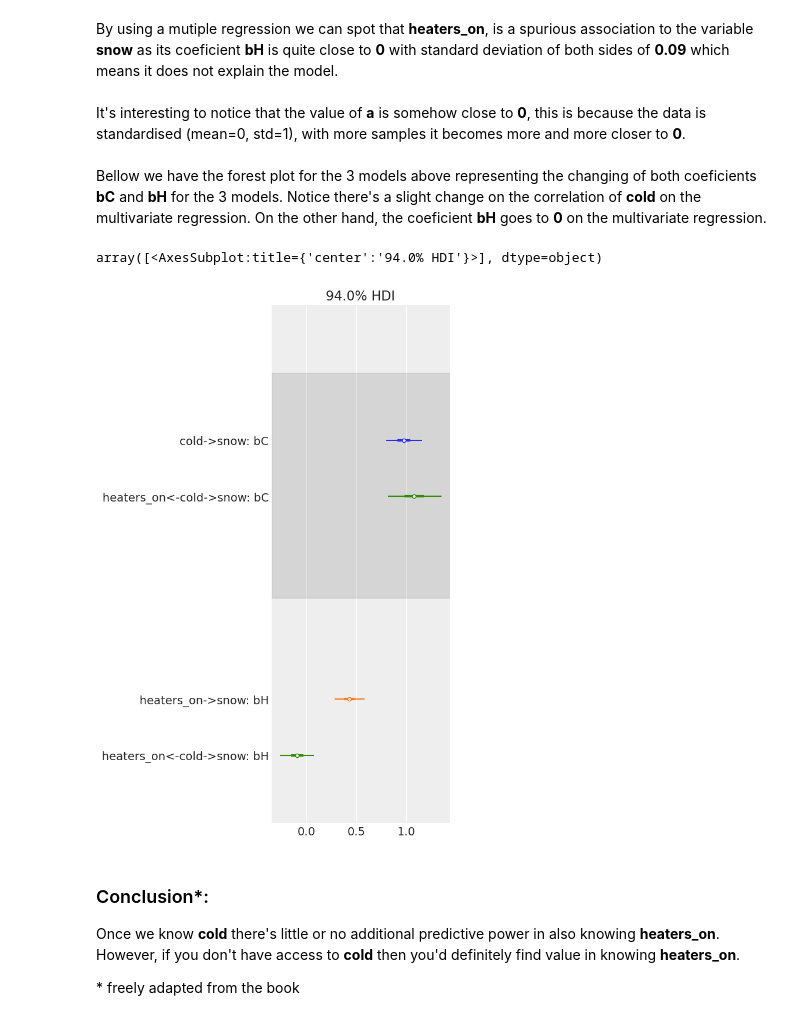
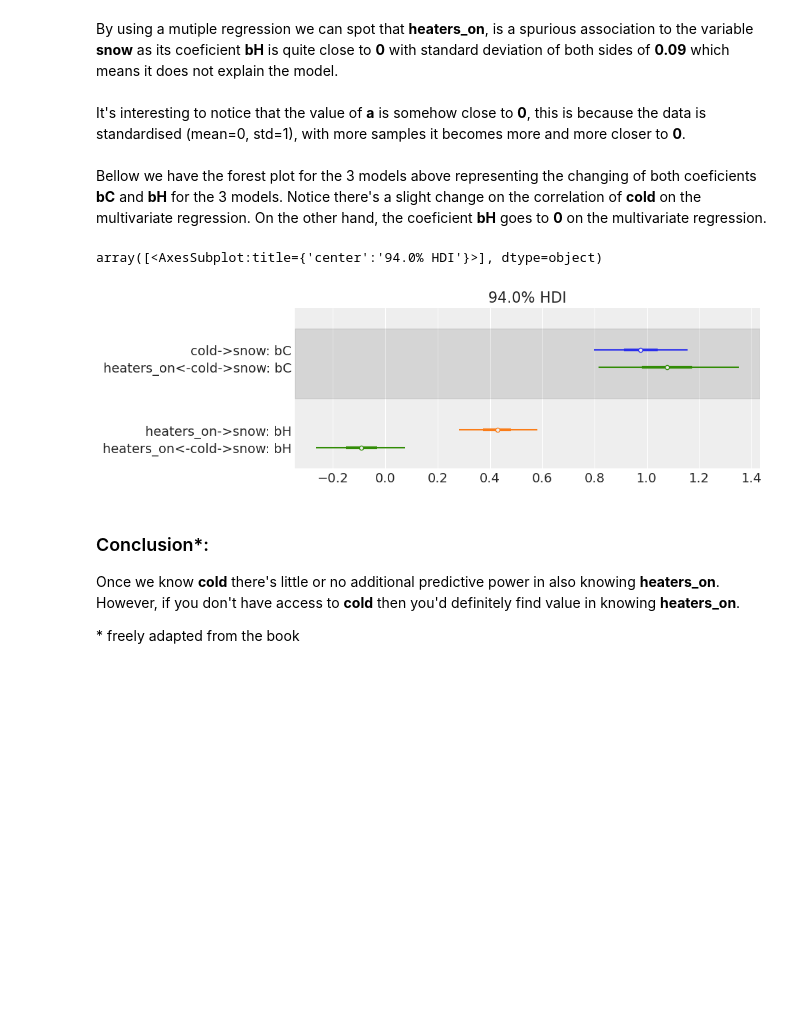
Before and after one commit to elisiojsj/Data-Science, a Jupyter notebook: Spurious_association_simulation.ipynb, the cells around one changed output. Drawn from its saved outputs; the diff is of its cells as text; code cells hidden in the pictures; blank space fills up the shorter version.

```diff
--- a/Spurious_association_simulation.ipynb
+++ b/Spurious_association_simulation.ipynb
@@ -171,12 +171,13 @@ Bellow we have the forest plot for the 3 models above representing the changing
 # %%
 az.style.use("arviz-darkgrid")
 az.plot_forest([cold_trace, heaters_trace, multi_trace],
               model_names=["cold->snow", "heaters_on->snow", "heaters_on<-cold->snow"],
               var_names=["bC", "bH"],
-              combined=True)
+              combined=True,
+              figsize=[10,3])
 # %% [output]
 array([<AxesSubplot:title={'center':'94.0% HDI'}>], dtype=object)
-[figure, old version]
+[figure, new version]
 # %% [markdown]
 ### Conclusion*:
 Once we know **cold** there's little or no additional predictive power in also knowing **heaters_on**. However, if you don't have access to **cold** then you'd definitely find value in knowing **heaters_on**.
```
Also changed, not shown: parts of 1 cell of this notebook, 1 other file.
